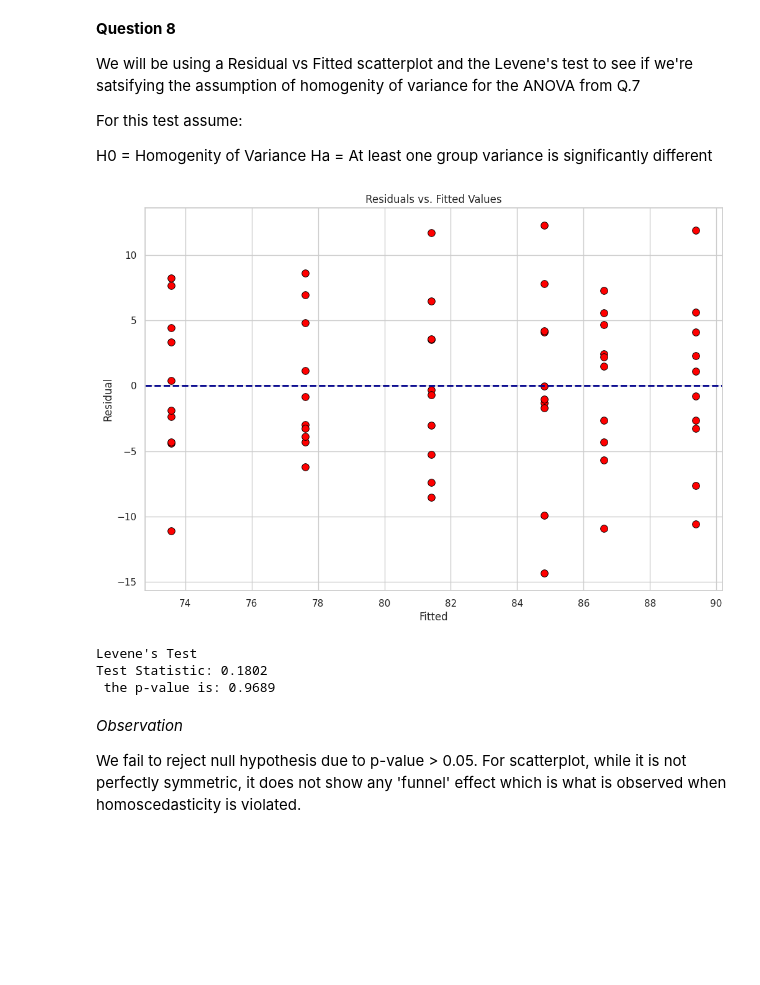
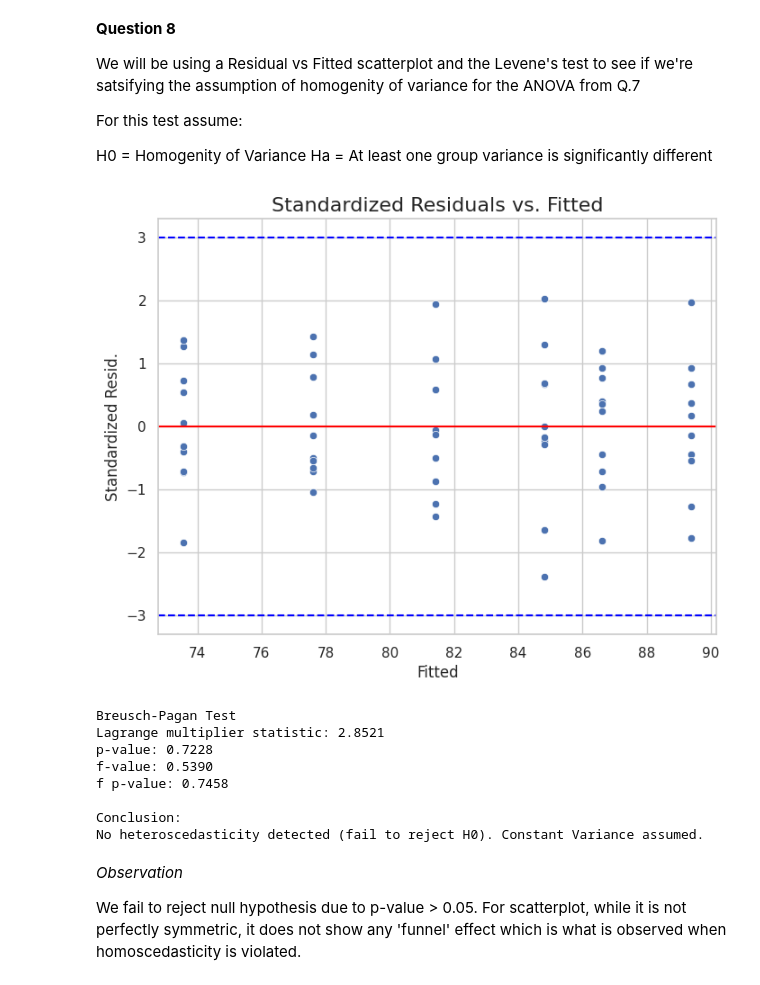
Before and after one commit to Cipher212/STAT-7220-Applied-Experimental-Design, a Jupyter notebook: Assignments/HW2/HW-2.ipynb, the cells around one changed output. Drawn from its saved outputs; the diff is of its cells as text; code cells hidden in the pictures; blank space fills up the shorter version.

```diff
--- a/Assignments/HW2/HW-2.ipynb
+++ b/Assignments/HW2/HW-2.ipynb
@@ -365,44 +365,49 @@ For this test assume:
 H0 = Homogenity of Variance
 Ha = At least one group variance is significantly different
 # %%
+import statsmodels.stats.diagnostic as dg
 
 
-# 1. FITTED VS RESIDUAL SCATTERPLOT
+# 1. STUDENTIZED RESIDUALS VS. FITTED SCATTERPLOT
+standardized_residuals = model.get_influence().resid_studentized_internal
+fitted_values = model.fittedvalues
+
+plt.figure(figsize=(8,6))
+sns.scatterplot(x=fitted_values, y=standardized_residuals)
+plt.axhline(0, color='red', linestyle='-')
+plt.axhline(3, color='blue', linestyle='--')
+plt.axhline(-3, color='blue', linestyle='--')
+plt.title("Standardized Residuals vs. Fitted", fontsize=16)
+plt.xlabel("Fitted")
+plt.ylabel("Standardized Resid.")
+plt.show()
+
+# 2. BREUSCH-PAGAN TEST
+bp_test = dg.het_breuschpagan(model.resid, model.model.exog)
+labels = ['Lagrange multiplier statistic', 'p-value', 'f-value', 'f p-value']
+
+print("Breusch-Pagan Test")
+for label, value in zip(labels, bp_test):
+    print(f"{label}: {value:.4f}")
 
 
-# taking variables from previous ANOVA test
-fitted_values = model.fittedvalues
-residuals = model.resid
+bp_p_value = bp_test[1]
 
-fig, ax = plt.subplots(figsize=(12, 8)) # sizing for the plot
-sns.scatterplot(x=fitted_values, y=residuals, color='red',edgecolor = 'black', alpha=1.0, s=70, ax=ax)
-ax.axhline(0, color='darkblue', linestyle='--', linewidth=2) # straight line
-ax.set_title('Residuals vs. Fitted Values') # title
-ax.set_xlabel('Fitted') # xlabel
-ax.set_ylabel('Residual')# y label
-plt.show()
-
-
-
-
-# 2. LEVENE TEST
-
-groups = [group['Score'].values for name, group in df.groupby(['Teaching_Method', 'Prior_Knowledge'])]
-
-
-
-stat, p_value = levene(*groups)
-
-print("Levene's Test")
-# H0: Variances are equal across all groups (Homoscedasticity)
-# Ha: Variances are NOT equal across all groups (Heteroscedasticity)
-print(f"Test Statistic: {stat:.4f}")
-print(f" the p-value is: {p_value:.4f}")
+print("\nConclusion:")
+if bp_p_value < 0.05:
+    print("Heteroscedasticity detected (reject H0). Constant Variance not assumed.")
+else:
+    print("No heteroscedasticity detected (fail to reject H0). Constant Variance assumed.")
 # %% [output]
-[figure, old version]
+[figure, new version]
-Levene's Test
-Test Statistic: 0.1802
- the p-value is: 0.9689
+Breusch-Pagan Test
+Lagrange multiplier statistic: 2.8521
+p-value: 0.7228
+f-value: 0.5390
+f p-value: 0.7458
+
+Conclusion:
+No heteroscedasticity detected (fail to reject H0). Constant Variance assumed.
 # %% [markdown]
 *Observation*
 
```
Also changed, not shown: parts of 6 cells of this notebook.
